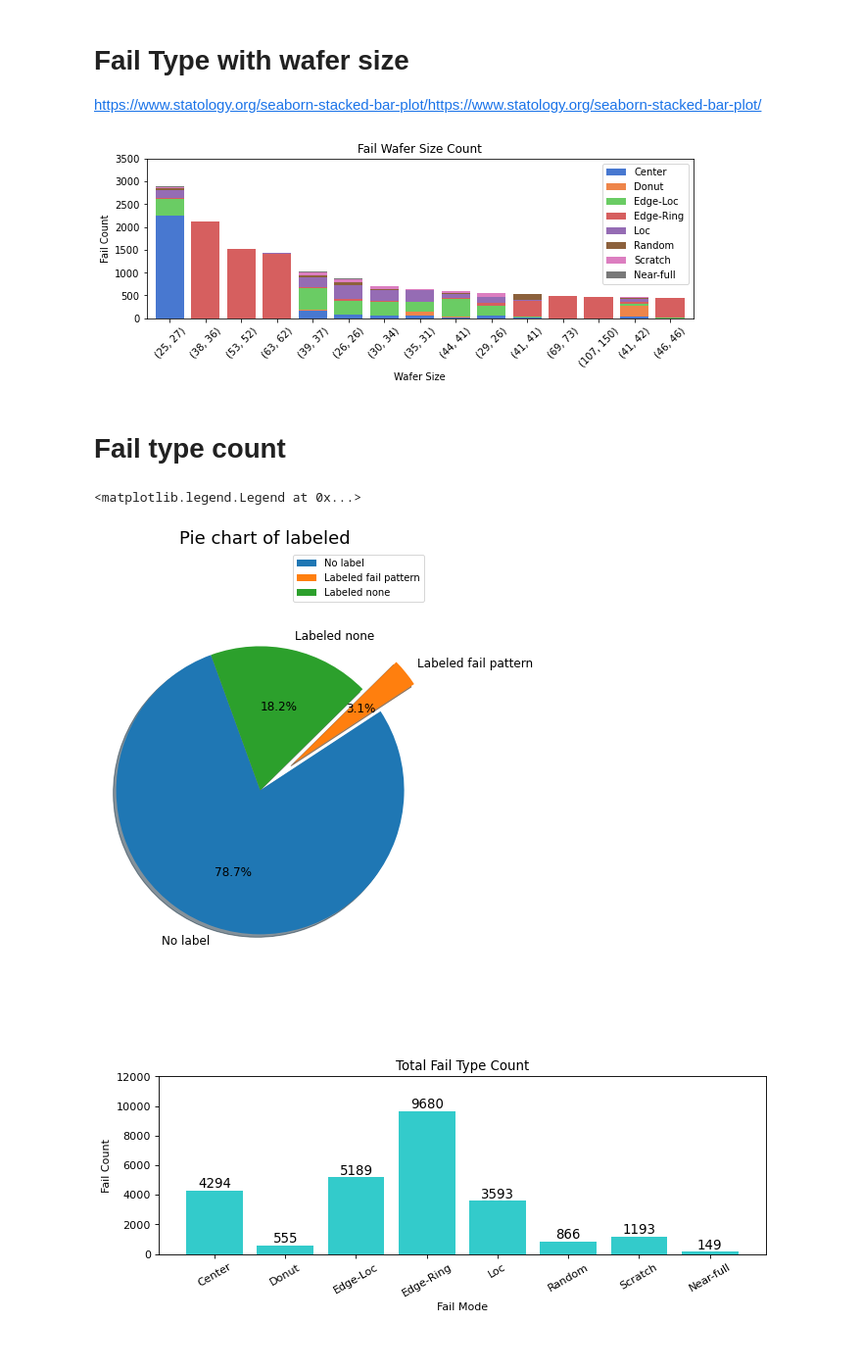
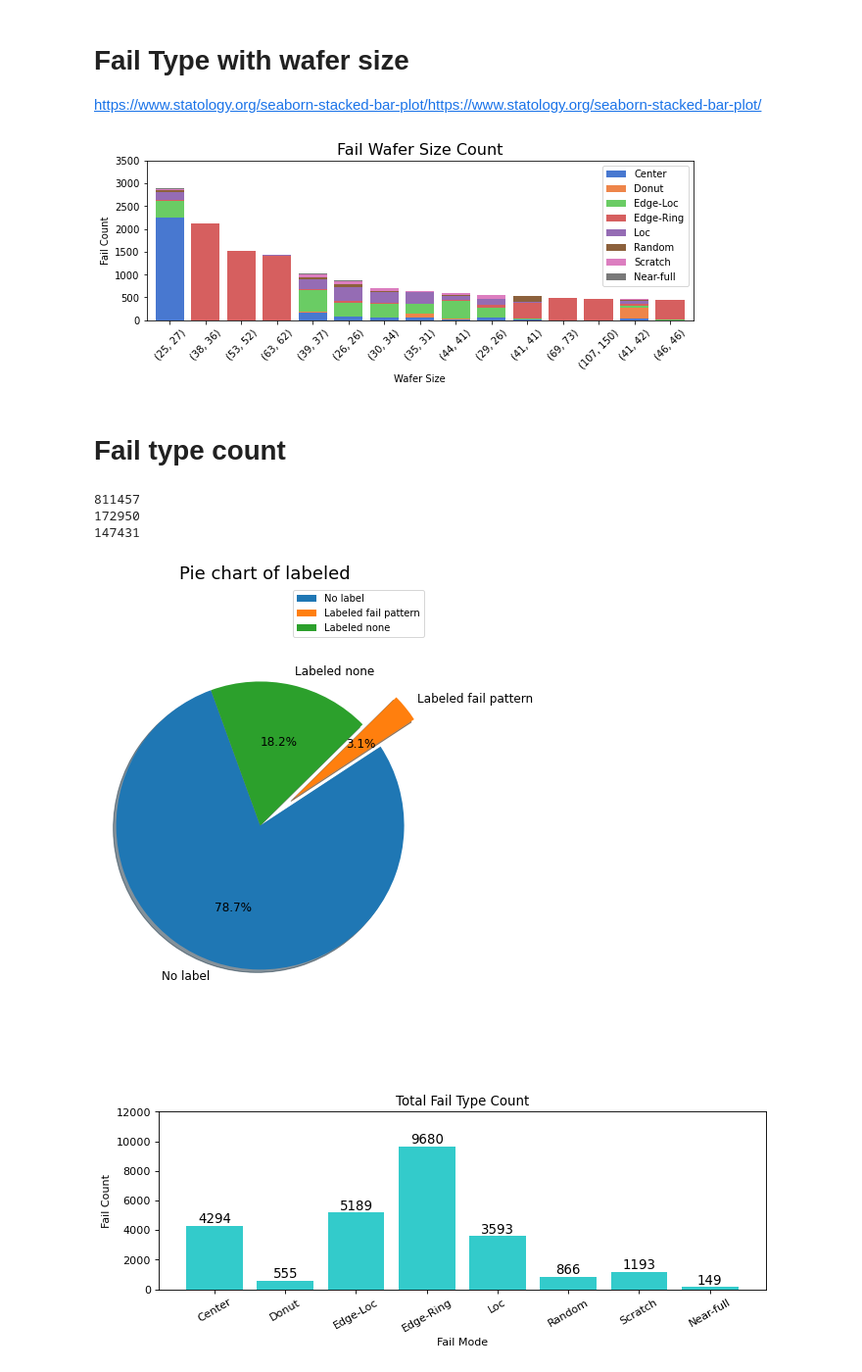
Before and after one commit to LiosonLiu/NCHU, a Jupyter notebook: wm-autoencoder-preparing.ipynb, the cells around one changed output. Shown at 98% size. Drawn from its saved outputs; the diff is of its cells as text; code cells hidden in the pictures.

```diff
--- a/wm-autoencoder-preparing.ipynb
+++ b/wm-autoencoder-preparing.ipynb
@@ -321,35 +321,35 @@ dic = { "wafersize": np.array(uni_Index[0]), "wafercount": np.array(uni_Index[1]
 a = pd.DataFrame(dic)
 b=a.sort_values('wafercount',ascending=False).head(wafersizeshow)
 w_count=b['wafercount'].to_numpy().astype('int')
 w_shape=b['wafersize'].to_numpy()
 
 dwp=df_with_pattern.copy()
 wafersizeshow=15
 list=np.zeros((wafersizeshow,8),dtype=int) # top 15 wafer size, 8 kind of fail
 for i in range (wafersizeshow):
     for j in range (8):
         a=dwp.failureNum[dwp.waferMapDim==w_shape[i]]==j
         b=a.value_counts()
         try:
             #print(i,j,b[True])
             list[i][j]=b[True]
         except:
             print(end='')
 
 draw_df = pd.DataFrame(list, index=w_shape[0:wafersizeshow], columns=fault_mapping[0:8])
 my_palette = sns.color_palette("muted")
 #https://pandas.pydata.org/docs/getting_started/intro_tutorials/04_plotting.html
 draw_df.plot(kind='bar', stacked=True,color=my_palette,figsize=(10,3),width=0.8)
 # labels for x & y axis
 plt.xlabel('Wafer Size')
 plt.ylabel('Fail Count')
 # title of plot
-plt.title('Fail Wafer Size Count')
+plt.title('Fail Wafer Size Count',fontsize=16)
 plt.ylim(0,3500)
 plt.xticks(rotation=45)
 plt.show()
 # %% [output]
-[figure, old version]
+[figure, new version]
 # %% [markdown]
 # Fail type count
 # %%
@@ -367,8 +367,13 @@ plt.pie([df.shape[0]-df_with_label.shape[0], df_with_pattern.shape[0], df_nonpat
 plt.axis('equal')                                          # 使圓餅圖比例相等
 plt.title("Pie chart of labeled", {"fontsize" : 18})  # 設定標題及其文字大小
 plt.legend(loc = "best")                                   # 設定圖例及其位置為最佳
+print(df.shape[0])
+print(df_with_label.shape[0])
+print(df_nonpattern.shape[0])
 # %% [output]
-<matplotlib.legend.Legend at 0x...>
+811457
+172950
+147431
 [figure]
 # %%
 failcount_plot(np.array(df_with_pattern['failureNum'],dtype=int),12000,'Total Fail Type Count')
```
Also changed, not shown: parts of 5 cells of this notebook, 3 other files.
